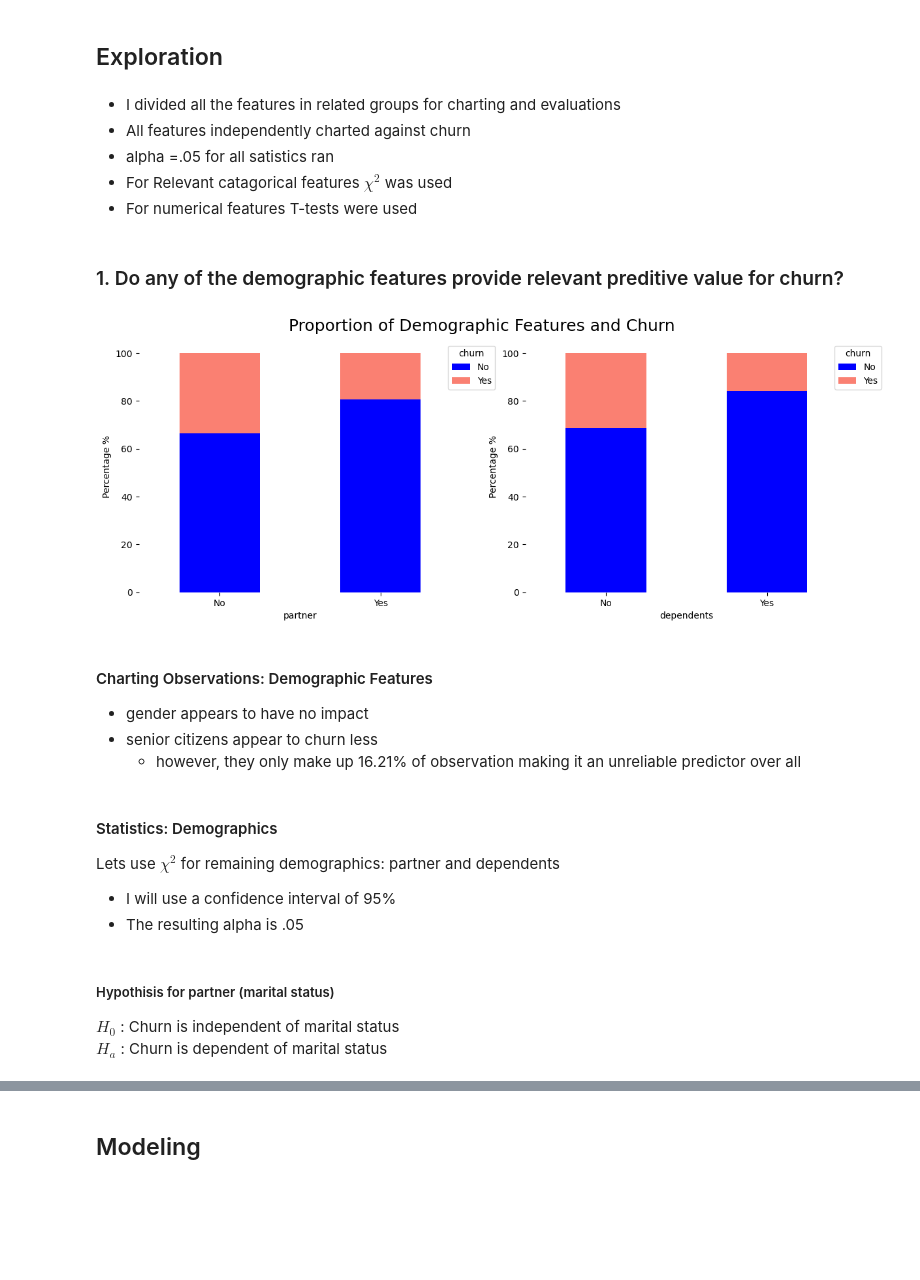
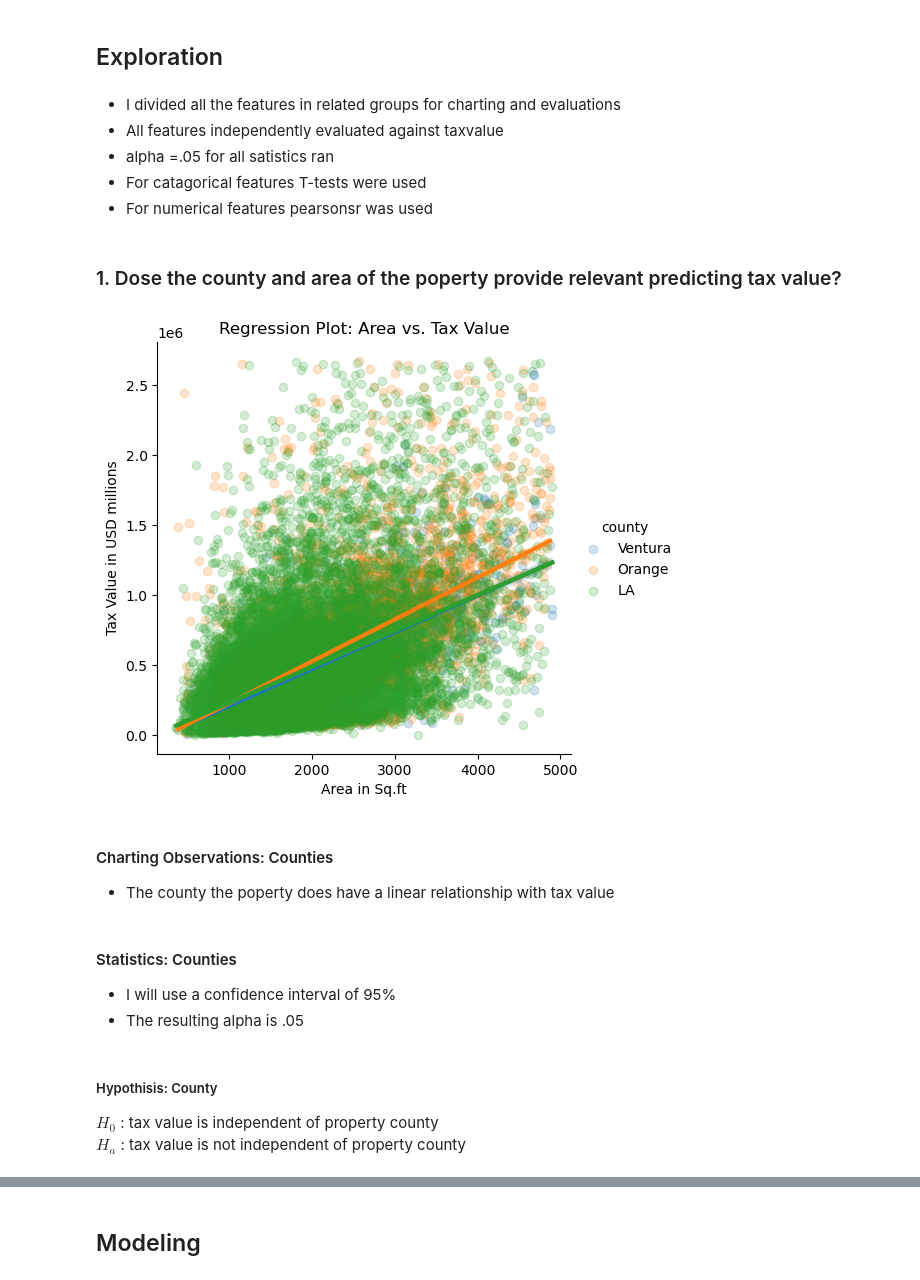
Before and after one commit to scottbarnett97/Regression-Project-Estimating-Home-Value, a Jupyter notebook: final_report .ipynb, the cells around one changed output, grey strips where cells are left out. Cells and saved outputs as stored; diff of their text form; code cells hidden in the pictures; blank space fills up the shorter version.

```diff
--- a/final_report .ipynb
+++ b/final_report .ipynb
@@ -87,8 +75,8 @@ import explore
 ### Bring in Data for Exploration
 # %%
 # Acquiring data
-df = acquire.get_telco_data()
+df = acquire.get_zillow_data()
 # Running initial preperation for exploration
-df = prepare.prep_telco(df)
+df = prepare.prep_zillow(df)
 # Split
-train, validate, test = prepare.split_data(df,'churn')
+train, validate, test = prepare.split_data(df)
@@ -121,30 +113,27 @@ train.describe()
 ## Exploration
 # %% [markdown]
 * I divided all the features in related groups for charting and evaluations
-* All features independently charted against churn
+* All features independently evaluated against taxvalue
 * alpha =.05 for all satistics ran
-* For Relevant catagorical features $\chi^2$ was used
-* For numerical features T-tests were used
+* For catagorical features T-tests were used
+* For numerical features pearsonsr was used
 # %% [markdown]
-### 1. Do any of the demographic features provide relevant preditive value for churn?
+### 1. Dose the county and area of the poperty provide relevant predicting tax value?
 # %%
 # Get visualizaions
-explore.get_charts_demographics(train)
+explore.plot_regression(train)
 # %% [output]
-[figure, old version]
+[figure, new version]
 # %% [markdown]
-#### Charting Observations: Demographic Features
-* gender appears to have no impact
-* senior citizens appear to churn less
-    * however, they only make up 16.21% of observation making it an unreliable predictor over all
+#### Charting Observations: Counties
+* The county the poperty does have a linear relationship with tax value
 # %% [markdown]
-####  Statistics: Demographics
-Lets use $\chi^2$ for remaining demographics: partner and dependents
+####  Statistics: Counties
 * I will use a confidence interval of 95%
 * The resulting alpha is .05
 # %% [markdown]
-##### Hypothisis for partner (marital status)
-$H_0$ : Churn is independent of marital status<br>
-$H_a$ : Churn is dependent of marital status
+##### Hypothisis: County
+$H_0$ : tax value is independent of property county<br>
+$H_a$ : tax value is not independent of property county
 # %%
 # Running stat test
```
Also changed, not shown: parts of 60 cells of this notebook, 4 other files.
